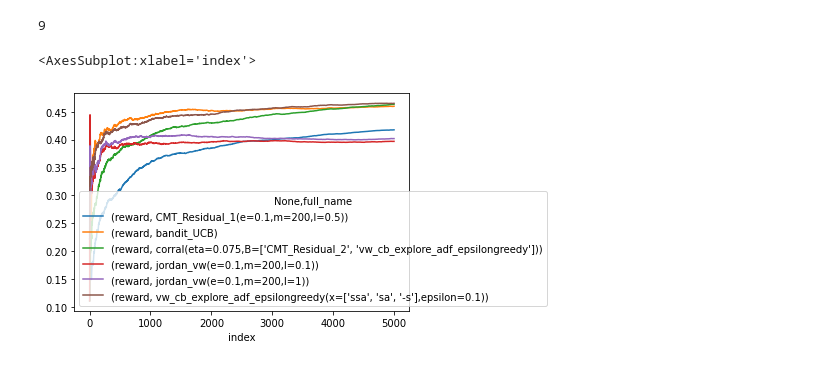
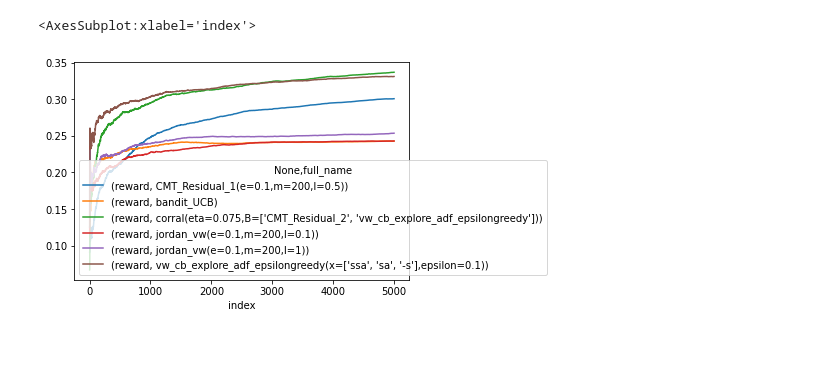
Before and after one commit to pmineiro/memoryrl, a Jupyter notebook: study1/analysis.ipynb, the cells around one changed output. Saved outputs shown, nothing was run; the diff lists cells and outputs as text; code cells hidden in the pictures.

Commit message:
Final plots with comments for a .log file.

```diff
--- a/study1/analysis.ipynb
+++ b/study1/analysis.ipynb
@@ -1,9 +1,11 @@
+# %%
+log_file = "./outcomes/medish.log"
 # %%
 import numpy as np
 import pandas as pd
 from coba.benchmarks import Result
 # %%
-result = Result.from_file("./outcomes/medish.log")
+result = Result.from_file(log_file)
 # %%
 l,s,b = result.to_pandas()
 
@@ -18,11 +21,8 @@ cmp_ids = b.simulation_id.value_counts().reset_index(name="count").query(f"count
-# %%
-len(cmp_ids)
-# %% [output]
-9
 # %%
-is_complete_std = r.simulation_id.isin(std_ids) & r.simulation_id.isin(cmp_ids)
-pd.merge(r[is_complete_std],l).groupby(['full_name', 'index']).agg({"reward":"mean"}).unstack(level=0).expanding().mean().plot()
+#This plots using three shuffles of the base data sets
+is_std = r.simulation_id.isin(std_ids)
+pd.merge(r[is_std],l).groupby(['full_name', 'index']).agg({"reward":"mean"}).unstack(level=0).expanding().mean().plot()
 # %% [output]
 <AxesSubplot:xlabel='index'>
-[figure, old version]
+[figure, new version]
 # %%
```
Also changed, not shown: parts of 4 cells of this notebook.
